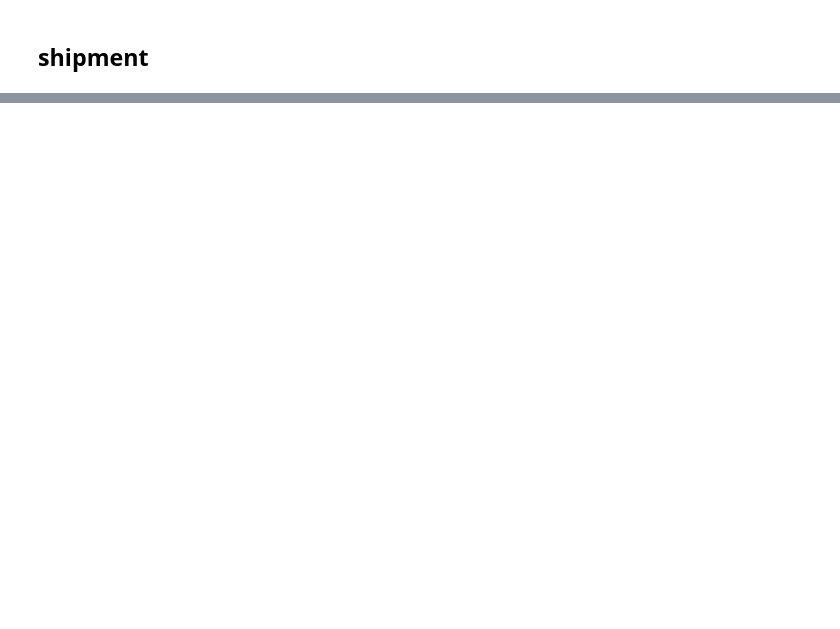
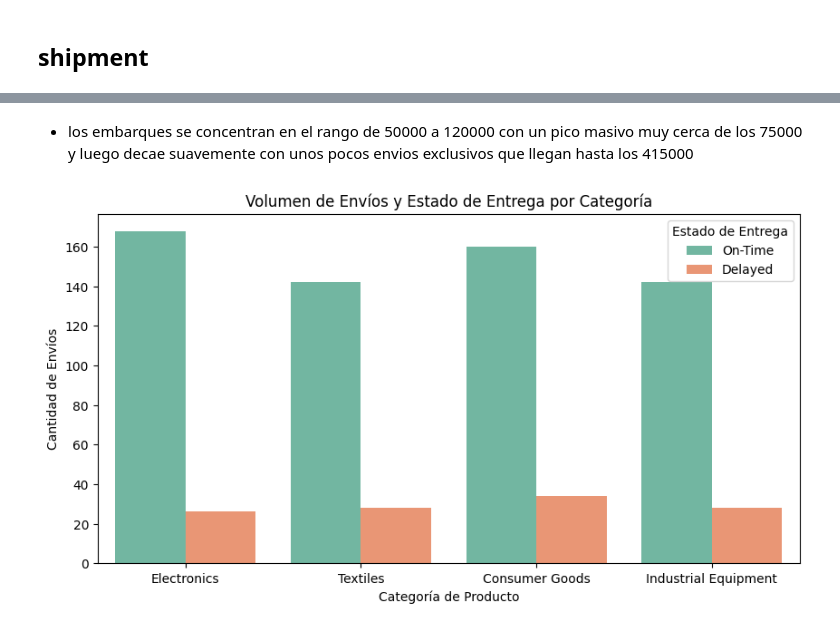
Before and after one commit to jeferssonvm/Supply-Chain-Logistics, a Jupyter notebook: notebook/eda.ipynb, the cells around one changed output, grey strips where cells are left out. Drawn from its saved outputs; the diff is of its cells as text; code cells hidden in the pictures; blank space fills up the shorter version.

```diff
--- a/notebook/eda.ipynb
+++ b/notebook/eda.ipynb
@@ -419,0 +705,12 @@ plt.show()
+# %% [markdown]
+* los embarques se concentran en el rango de 50000 a 120000  con un pico masivo muy cerca de los 75000  y luego decae suavemente con unos pocos envios exclusivos que llegan hasta los 415000
+# %%
+plt.figure(figsize=(10, 5))
+sns.countplot(data=shipment, x='product_category', hue='delivery_status', palette='Set2')
+plt.title('Volumen de Envíos y Estado de Entrega por Categoría')
+plt.xlabel('Categoría de Producto')
+plt.ylabel('Cantidad de Envíos')
+plt.legend(title='Estado de Entrega')
+plt.show()
+# %% [output]
+[figure, added]
```
Also changed, not shown: parts of 62 cells of this notebook.
